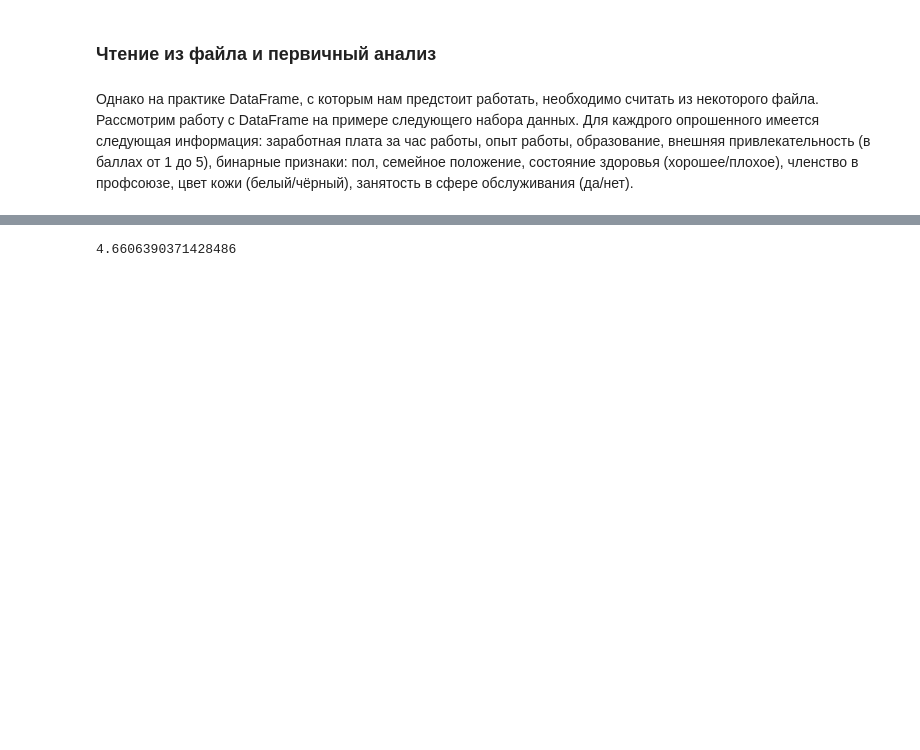
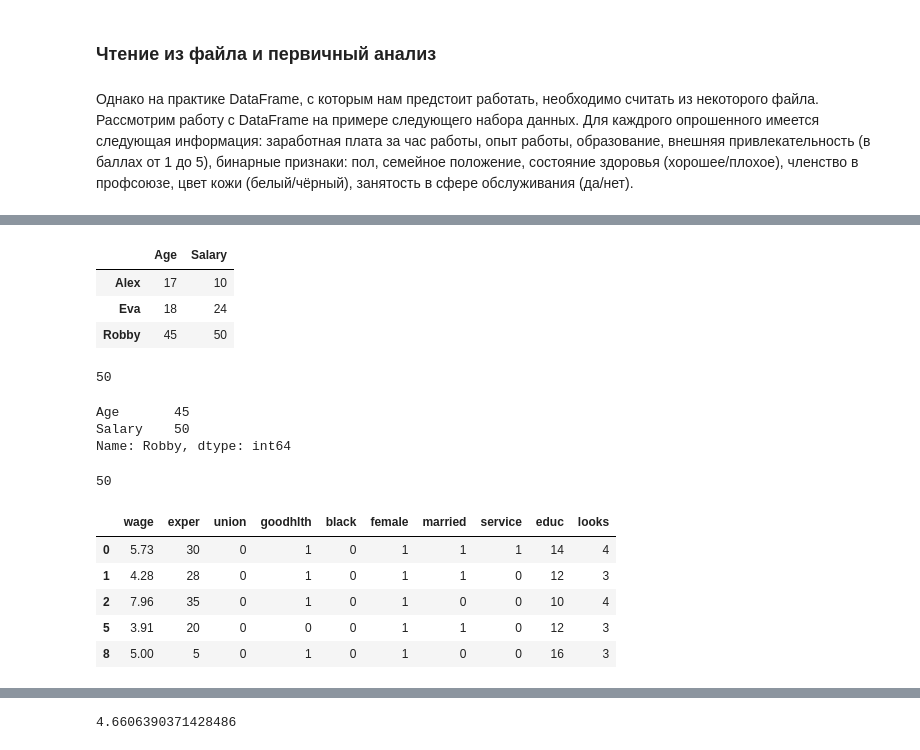
Before and after one commit to 1gnatov/ML_DM_HSE_minor, a Jupyter notebook: module1_python_notebooks/seminar13_numpy_pandas_plot/seminar13_part2_pandas.ipynb, the cells around one changed output, grey strips where cells are left out. Cells and saved outputs as stored; diff of their text form; code cells hidden in the pictures; blank space fills up the shorter version.

```diff
--- a/module1_python_notebooks/seminar13_numpy_pandas_plot/seminar13_part2_pandas.ipynb
+++ b/module1_python_notebooks/seminar13_numpy_pandas_plot/seminar13_part2_pandas.ipynb
@@ -227,0 +343,30 @@ df = pd.read_csv('../../data/beauty.csv', sep = ';')
+# %%
+toy_data
+# %% [output]
+|  | Age | Salary |
+| Alex | 17 | 10 |
+| Eva | 18 | 24 |
+| Robby | 45 | 50 |
+# %%
+toy_data.iloc[2, 1]
+# %% [output]
+50
+# %%
+toy_data.loc['Robby']
+# %% [output]
+Age       45
+Salary    50
+Name: Robby, dtype: int64
+# %%
+toy_data.ix['Robby', 1]
+# %% [output]
+50
+# %%
+df[df['female'] == 1].head()
+# %% [output]
+|  | wage | exper | union | goodhlth | black | female | married | service | educ | looks |
+| 0 | 5.73 | 30 | 0 | 1 | 0 | 1 | 1 | 1 | 14 | 4 |
+| 1 | 4.28 | 28 | 0 | 1 | 0 | 1 | 1 | 0 | 12 | 3 |
+| 2 | 7.96 | 35 | 0 | 1 | 0 | 1 | 0 | 0 | 10 | 4 |
+| 5 | 3.91 | 20 | 0 | 0 | 0 | 1 | 1 | 0 | 12 | 3 |
+| 8 | 5.00 | 5 | 0 | 1 | 0 | 1 | 0 | 0 | 16 | 3 |
```
Also changed, not shown: parts of 17 cells of this notebook, 8 other files.
